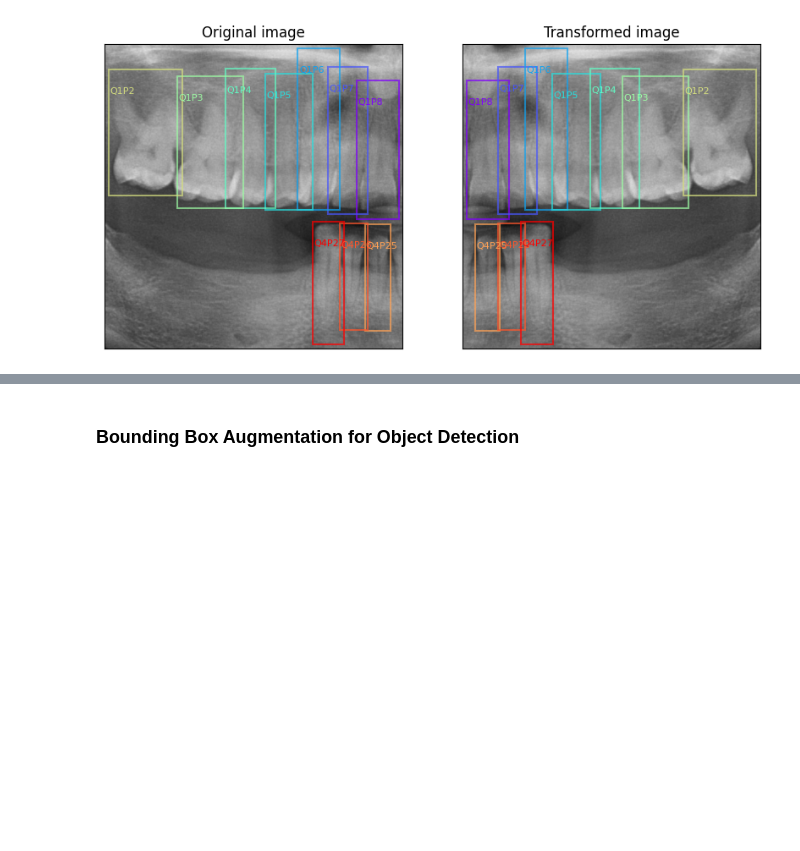
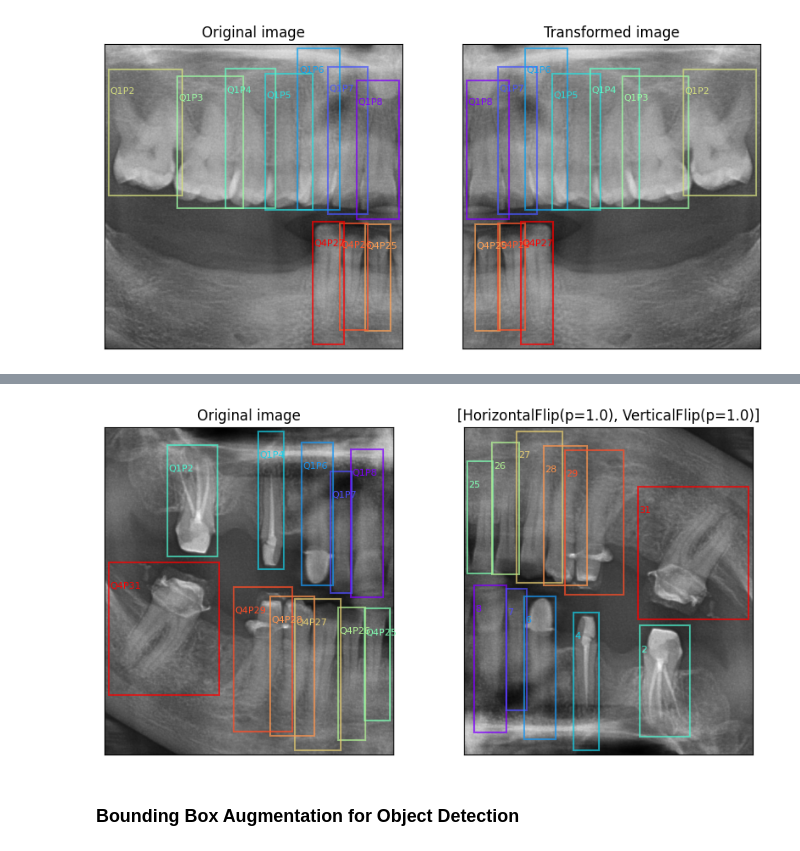
Before and after one commit to awerdich/computervision, a Jupyter notebook: notebooks/detection/05_augmentations.ipynb, the cells around one changed output, grey strips where cells are left out. Drawn from its saved outputs; the diff is of its cells as text; code cells hidden in the pictures; blank space fills up the shorter version.

```diff
--- a/notebooks/detection/05_augmentations.ipynb
+++ b/notebooks/detection/05_augmentations.ipynb
@@ -227,2 +272,25 @@ plt.show()
+# %%
+# Test the DETR formatting of the annotations
+# The model can only take one set of annotations, so let's change the label fields
+transformations = [alb.HorizontalFlip(p=1.0), alb.VerticalFlip(p=1)]
+bbox_format = {'format': 'coco',
+               'label_fields': ['positions'],
+               'clip': True,
+               'min_area': 1000}
+detr = DETRansform(transformations=transformations, bbox_format=bbox_format)
+output_image, output_annotations = detr.format_transform(image=im, image_id=123, bboxes=boxes, labels=positions)
+annotations = output_annotations.get('annotations')
+output_box_list = [annotation['bbox'] for annotation in annotations]
+output_label_list = [annotation['category_id'] for annotation in annotations]
+
+# Plot the output
+fig, ax = plt.subplots(nrows=1, ncols=2, figsize=(10, 5))
+ax[0] = plot_boxes(image=im, box_list=boxes, label_list=labels, ax=ax[0])
+ax[1] = plot_boxes(image=transformed_image, box_list=output_box_list, label_list=output_label_list, ax=ax[1])
+ax[0].set(title='Original image')
+ax[1].set(title=transformations)
+plt.show()
+# %% [output]
+[figure, added]
 # %% [markdown]
 ### Bounding Box Augmentation for Object Detection ###
```
Also changed, not shown: parts of 6 cells of this notebook, 3 other files.
